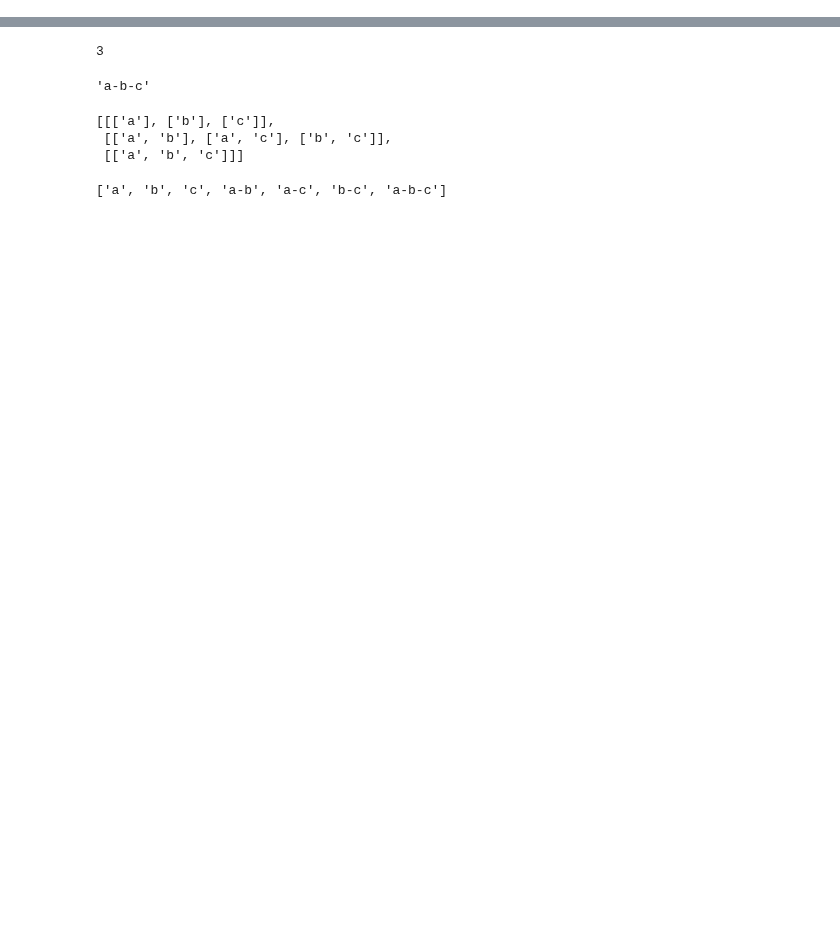
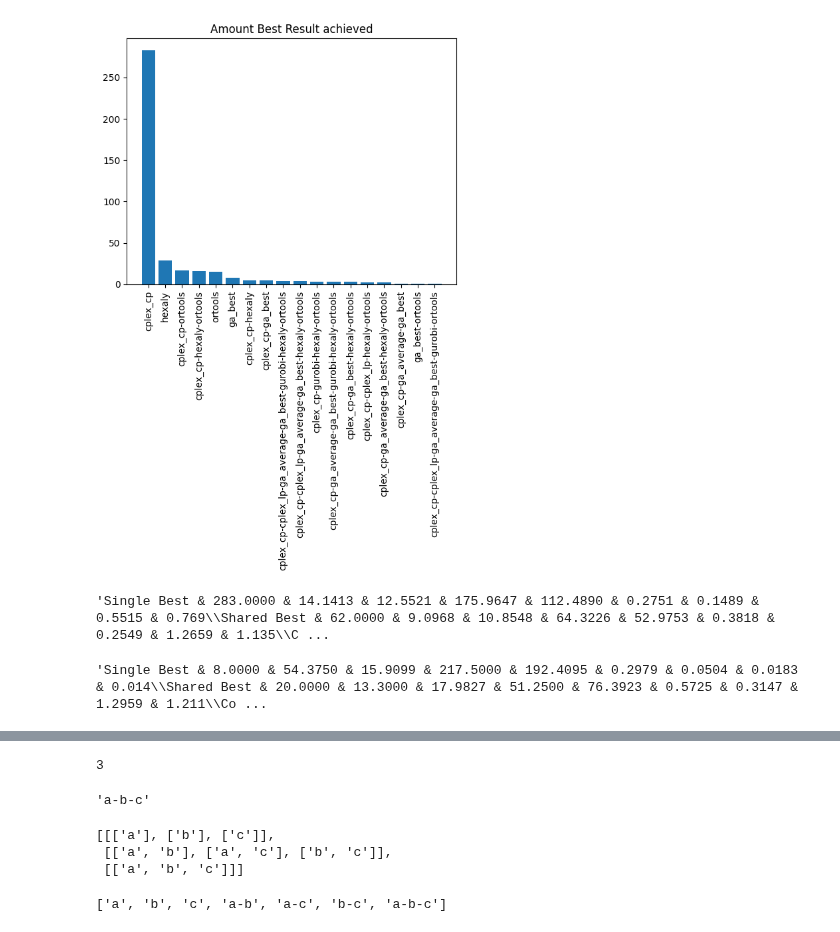
Before and after one commit to jrc-rodec/scheduling_model, a Jupyter notebook: code/analysis/comparison_stats.ipynb, the cells around one changed output, grey strips where cells are left out. Cells and saved outputs as stored; diff of their text form; code cells hidden in the pictures; blank space fills up the shorter version.

```diff
--- a/code/analysis/comparison_stats.ipynb
+++ b/code/analysis/comparison_stats.ipynb
@@ -16,3 +135,8 @@ results_data = read_results(results_path)
+# %%
+results_data = read_results(results_path)
+ga_data = read_ga_results(ga_path)
+for key in ga_data:
+    results_data[key] = ga_data[key]
 # %%
 def calculate_value(fitness, best):
     return ((fitness - best) / best)
@@ -21,18 +145,24 @@ best = dict()
 for instance in benchmark_data.keys():
     best[instance] = None
     for solver in results_data.keys():
-        if not best[instance] or (instance in results_data[solver] and results_data[solver][instance]['fitness_value'] < best[instance]):
-            best[instance] = int(results_data[solver][instance]['fitness_value']+0.5) # just making sure it's properly rounded
+        if instance in results_data[solver] and not math.isinf(results_data[solver][instance]) and (not best[instance] or results_data[solver][instance] < best[instance]):
+            best[instance] = int(results_data[solver][instance]+0.5) # just making sure it's properly rounded
 best_solvers = dict()
 not_best_solvers = dict()
+not_best_solvers_including_fail = dict()
 for instance in best.keys():
     best_solvers[instance] = []
     not_best_solvers[instance] = []
+    not_best_solvers_including_fail[instance] = []
     for solver in results_data.keys():
         if instance in results_data[solver] and results_data[solver][instance] == best[instance]:
             best_solvers[instance].append(solver)
         else:
-            not_best_solvers[instance].append((solver, calculate_value(results_data[solver][instance], best[instance])))
+            if instance in results_data[solver]:
+                not_best_solvers[instance].append((solver, calculate_value(results_data[solver][instance], best[instance])))
+                not_best_solvers_including_fail[instance].append((solver, calculate_value(results_data[solver][instance], best[instance])))
+            else:
+                not_best_solvers_including_fail[instance].append((solver, float('inf')))
 # %%
 str_combs = []
 for i in range(1, len(best_solvers)+1):
@@ -57,6 +187,9 @@ for instance in best_solvers.keys():
         instances_with_one_best.append(instance)
     elif len(best_solvers[instance]) == len(results_data): # or whatever
         instances_all_best_including_ga_average.append(instance)
+    elif 'ga_best' in best_solvers[instance] and 'cplex_cp' in best_solvers[instance] and 'cplex_lp' in best_solvers[instance] and 'gurobi' in best_solvers[instance] and 'hexaly' in best_solvers[instance] and 'ortools' in best_solvers[instance]:
+        #just testing
+        instances_with_all_best.append(instance)
     elif len(best_solvers[instance]) == len(results_data)-1 and 'ga_average' not in best_solvers[instance]:
         instances_with_all_best.append(instance)
     else:
@@ -68,3 +205,6 @@ print(f'Instances that could only be solved by one sovler: {len(instances_with_o
 # %%
 print('Co-Occurrences for best solution')
 print(combinations)
+comb_as_tuple = [(key, combinations[key]) for key in combinations]
+comb_as_tuple.sort(key=lambda x: x[1], reverse=True)
+print(comb_as_tuple)
@@ -71,3 +215,12 @@ print(combinations)
+# %%
+import matplotlib.pyplot as plt
+
+plt.title('Amount Best Result achieved')
+plt.bar([x[0] for x in comb_as_tuple if x[1] > 0 and x[0] != ''], [x[1] for x in comb_as_tuple if x[1] > 0 and x[0] != ''])
+plt.xticks(rotation=90)
+plt.show()
+# %% [output]
+[figure, added]
 # %%
 one_best_characteristics = dict()
 some_best_characteristics = dict()
@@ -144,0 +321,8 @@ for solver in collected_best_characteristics.keys():
+# %%
+to_table_rows(stats_data['cplex_cp'])
+# %% [output]
+'Single Best & 283.0000 & 14.1413 & 12.5521 & 175.9647 & 112.4890 & 0.2751 & 0.1489 & 0.5515 & 0.769\\Shared Best & 62.0000 & 9.0968 & 10.8548 & 64.3226 & 52.9753 & 0.3818 & 0.2549 & 1.2659 & 1.135\\C ...
+# %%
+to_table_rows(stats_data['ga_best'])
+# %% [output]
+'Single Best & 8.0000 & 54.3750 & 15.9099 & 217.5000 & 192.4095 & 0.2979 & 0.0504 & 0.0183 & 0.014\\Shared Best & 20.0000 & 13.3000 & 17.9827 & 51.2500 & 76.3923 & 0.5725 & 0.3147 & 1.2959 & 1.211\\Co ...
```
Also changed, not shown: parts of 20 cells of this notebook, 4 other files.
